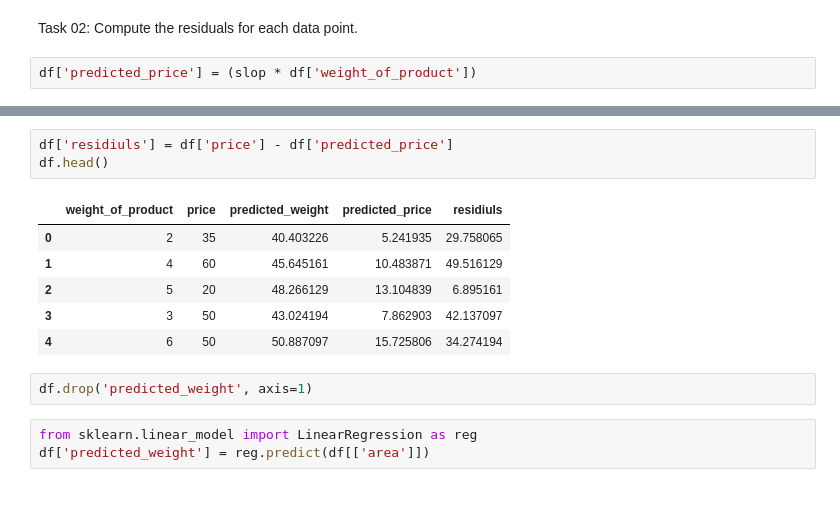
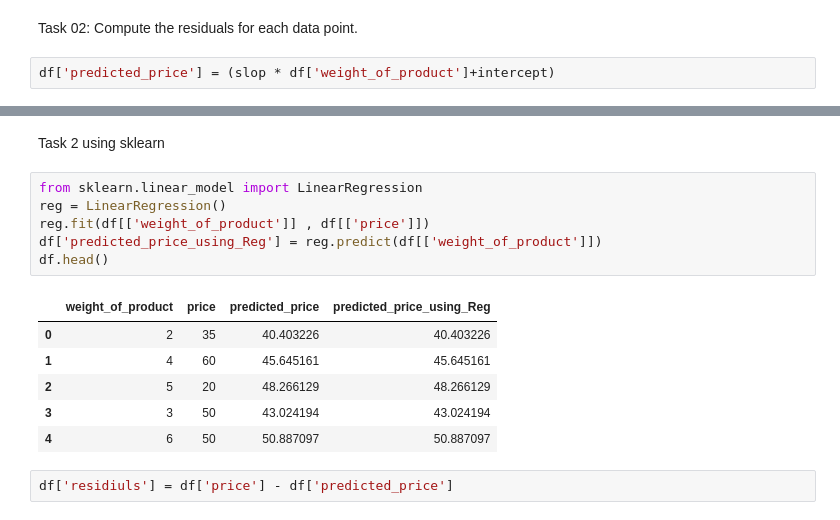
Before and after one commit to sadikasharmin/Data-Science-with-Python, a Jupyter notebook: linear Regression/assignment-4.ipynb, the cells around one changed output, grey strips where cells are left out. Saved outputs shown, nothing was run; the diff lists cells and outputs as text.

```diff
--- a/linear Regression/assignment-4.ipynb
+++ b/linear Regression/assignment-4.ipynb
@@ -140,4 +140,4 @@ pred_y
 # %% [markdown]
 Task 02: Compute the residuals for each data point.
 # %%
-df['predicted_price'] = (slop * df['weight_of_product'])
+df['predicted_price'] = (slop * df['weight_of_product']+intercept)
@@ -155,15 +153,17 @@ df.drop('predicted_weight', axis=1)
+# %% [markdown]
+Task 2 using sklearn
+# %%
+from sklearn.linear_model import LinearRegression
+reg = LinearRegression()
+reg.fit(df[['weight_of_product']] , df[['price']])
+df['predicted_price_using_Reg'] = reg.predict(df[['weight_of_product']])
+df.head()
+# %% [output]
+|  | weight_of_product | price | predicted_price | predicted_price_using_Reg |
+| 0 | 2 | 35 | 40.403226 | 40.403226 |
+| 1 | 4 | 60 | 45.645161 | 45.645161 |
+| 2 | 5 | 20 | 48.266129 | 48.266129 |
+| 3 | 3 | 50 | 43.024194 | 43.024194 |
+| 4 | 6 | 50 | 50.887097 | 50.887097 |
 # %%
 df['residiuls'] = df['price'] - df['predicted_price']
-df.head()
-# %% [output]
-|  | weight_of_product | price | predicted_weight | predicted_price | residiuls |
-| 0 | 2 | 35 | 40.403226 | 5.241935 | 29.758065 |
-| 1 | 4 | 60 | 45.645161 | 10.483871 | 49.516129 |
-| 2 | 5 | 20 | 48.266129 | 13.104839 | 6.895161 |
-| 3 | 3 | 50 | 43.024194 | 7.862903 | 42.137097 |
-| 4 | 6 | 50 | 50.887097 | 15.725806 | 34.274194 |
-# %%
-df.drop('predicted_weight', axis=1)
-# %%
-from sklearn.linear_model import LinearRegression as reg
-df['predicted_weight'] = reg.predict(df[['area']])
```
Also changed, not shown: parts of 8 cells of this notebook, 2 other files.
